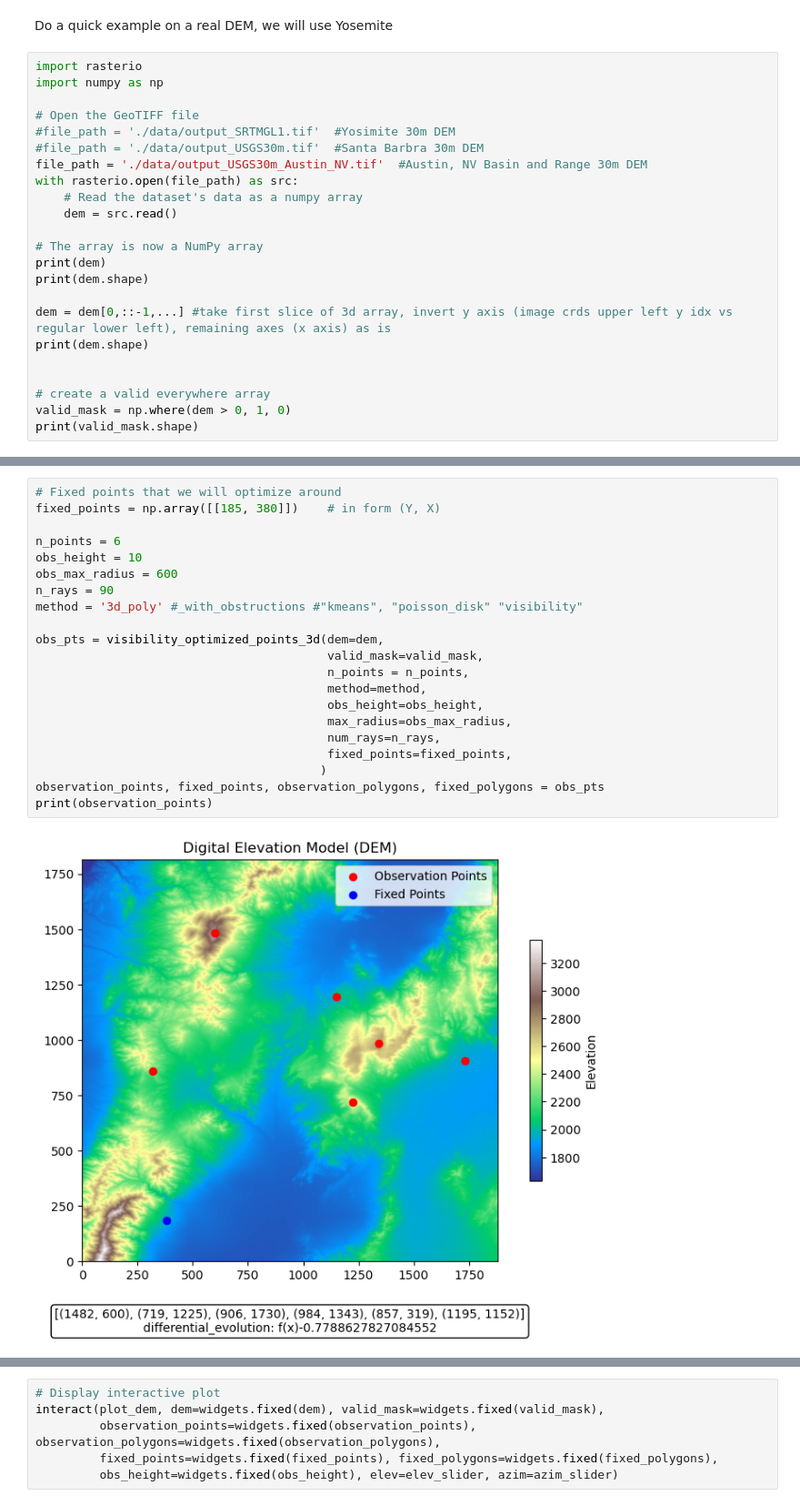
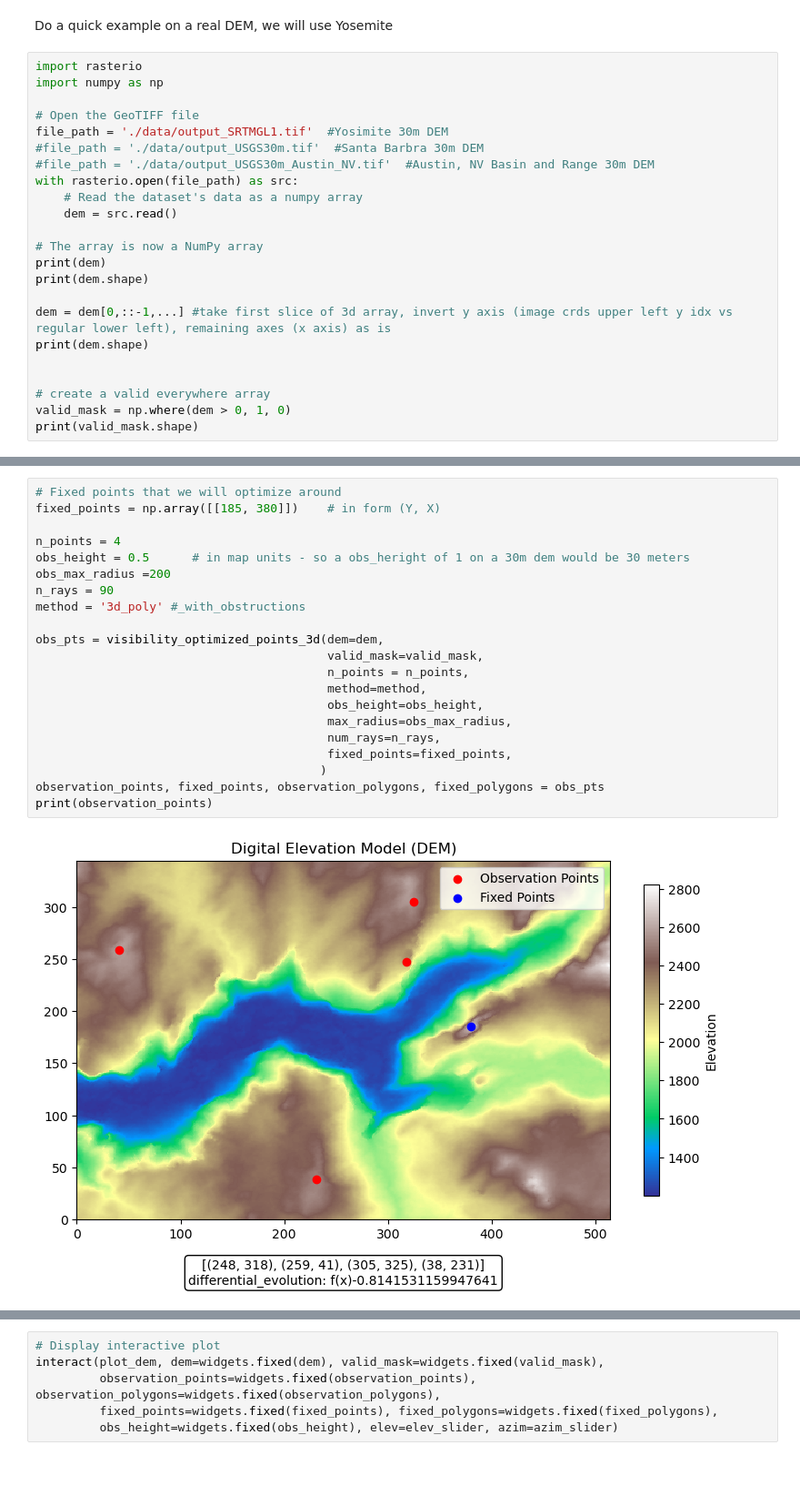
Before and after one commit to Skyehawk/Optimize_spatial_distribution_over_surface, a Jupyter notebook: Spatial_distribution_optimize.ipynb, the cells around one changed output, grey strips where cells are left out. Shown at 91% size. Drawn from its saved outputs; the diff is of its cells as text; blank space fills up the shorter version.

```diff
--- a/Spatial_distribution_optimize.ipynb
+++ b/Spatial_distribution_optimize.ipynb
@@ -943,9 +962,9 @@ import rasterio
 import numpy as np
 
 # Open the GeoTIFF file
-#file_path = './data/output_SRTMGL1.tif'  #Yosimite 30m DEM
+file_path = './data/output_SRTMGL1.tif'  #Yosimite 30m DEM
 #file_path = './data/output_USGS30m.tif'  #Santa Barbra 30m DEM
-file_path = './data/output_USGS30m_Austin_NV.tif'  #Austin, NV Basin and Range 30m DEM
+#file_path = './data/output_USGS30m_Austin_NV.tif'  #Austin, NV Basin and Range 30m DEM
 with rasterio.open(file_path) as src:
     # Read the dataset's data as a numpy array
     dem = src.read()
@@ -975,24 +994,24 @@ print(valid_mask.shape)
 # %%
 # Fixed points that we will optimize around
 fixed_points = np.array([[185, 380]])    # in form (Y, X)
 
-n_points = 6
-obs_height = 10
-obs_max_radius = 600
+n_points = 4
+obs_height = 0.5      # in map units - so a obs_heright of 1 on a 30m dem would be 30 meters
+obs_max_radius =200
 n_rays = 90
-method = '3d_poly' #_with_obstructions #"kmeans", "poisson_disk" "visibility"
+method = '3d_poly' #_with_obstructions
 
 obs_pts = visibility_optimized_points_3d(dem=dem,
                                          valid_mask=valid_mask,
                                          n_points = n_points,
                                          method=method,
                                          obs_height=obs_height,
                                          max_radius=obs_max_radius,
                                          num_rays=n_rays,
                                          fixed_points=fixed_points,
                                         )
 observation_points, fixed_points, observation_polygons, fixed_polygons = obs_pts
 print(observation_points)
 # %% [output]
-[figure, old version]
+[figure, new version]
 Polishing solution with 'L-BFGS-B'
```
Also changed, not shown: parts of 18 cells of this notebook.
